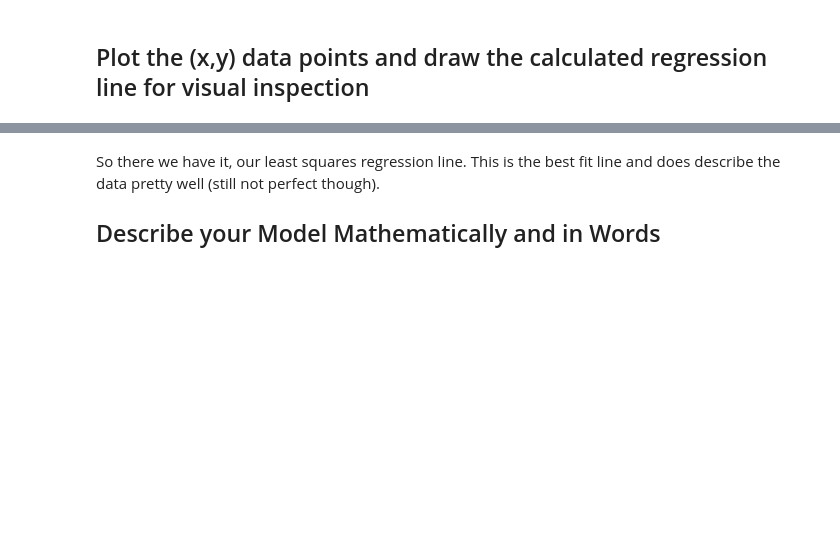
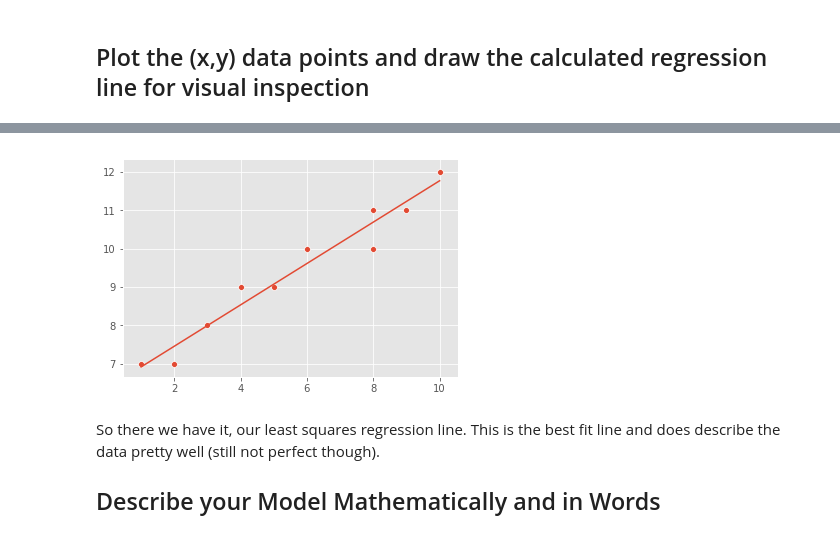
Before and after one commit to justinlee3/dsc-enterprise-hsbc-simple-linear-regression-lab-hsbc-ds-081319, a Jupyter notebook: index.ipynb, the cells around one changed output, grey strips where cells are left out. Cells and saved outputs as stored; diff of their text form; code cells hidden in the pictures; blank space fills up the shorter version.

```diff
--- a/index.ipynb
+++ b/index.ipynb
@@ -128,6 +128,6 @@ regression_line = reg_line(m,c,X)
 ## Plot the (x,y) data points and draw the calculated regression line for visual inspection
 # %%
 # Plot data and regression line
-sns.lineplot(X, regression_line~)
+sns.lineplot(X, regression_line)
 sns.scatterplot(X,Y)
 # %% [output]
@@ -135,3 +135,4 @@ SyntaxError: invalid syntax (<ipython-input-12-85c4b76e59b5>, line 2)
+[figure, added]
 # %% [markdown]
 So there we have it, our least squares regression line. This is the best fit line and does describe the data pretty well (still not perfect though).
 
```
Also changed, not shown: parts of 1 cell of this notebook.
